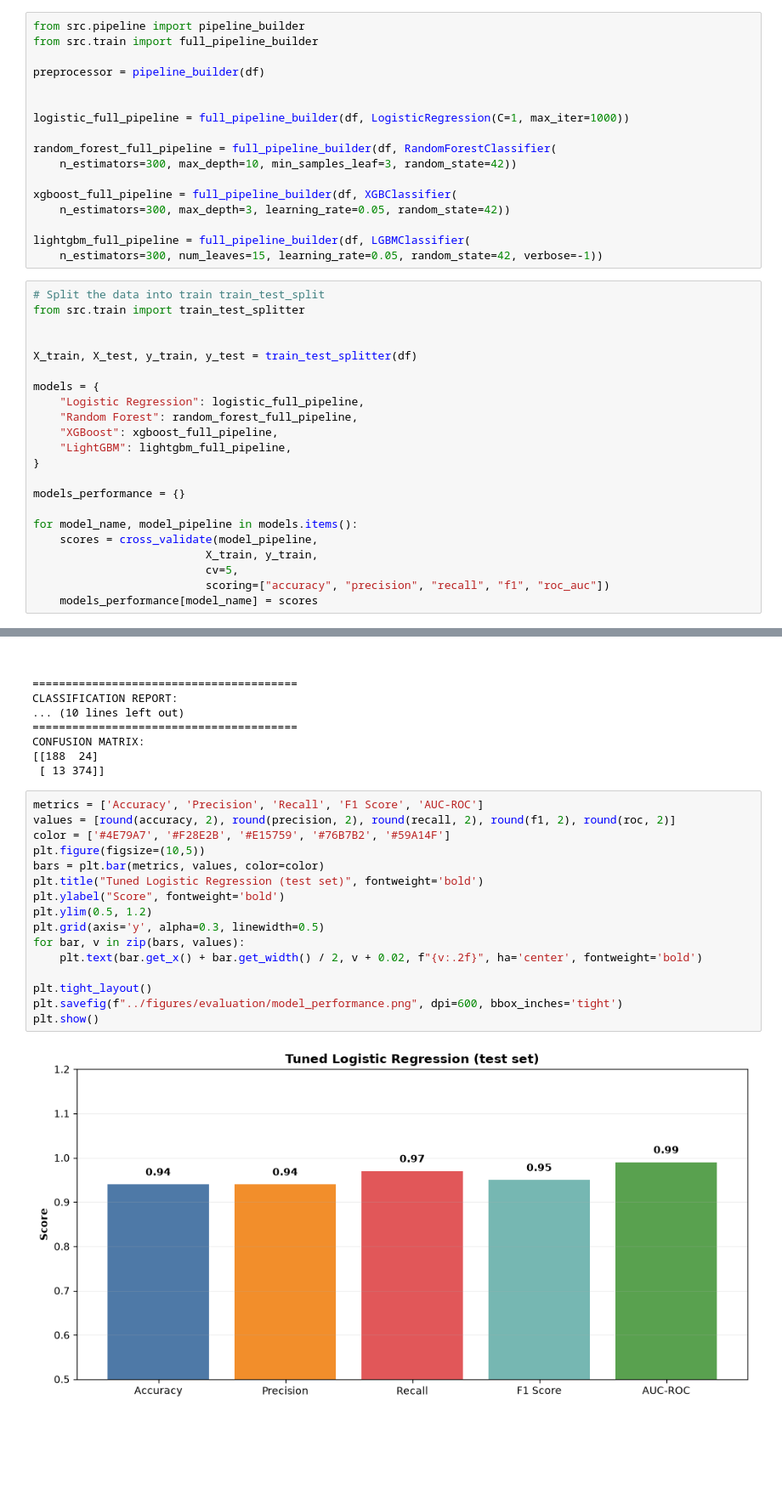
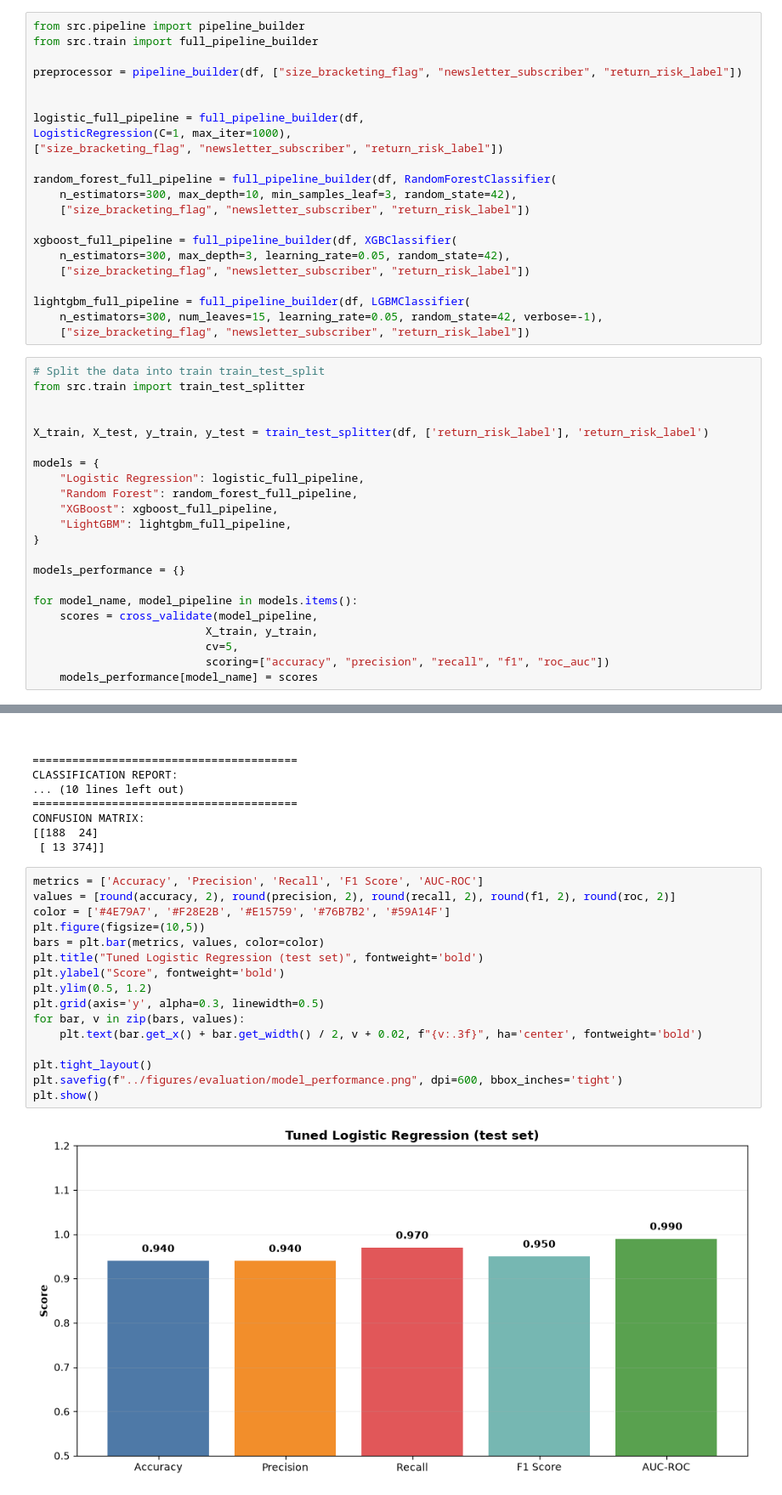
Before and after one commit to Muhammad-Ghulam-Ali/ml-portfolio-project, a Jupyter notebook: ml/notebooks/04_classification_modeling.ipynb, the cells around one changed output, grey strips where cells are left out. Shown at 85% size. Saved outputs shown, nothing was run; the diff lists cells and outputs as text; blank space fills up the shorter version.

```diff
--- a/ml/notebooks/04_classification_modeling.ipynb
+++ b/ml/notebooks/04_classification_modeling.ipynb
@@ -20,25 +20,30 @@ df = pd.read_csv("../data/processed/cleaned_ecommerce_data.csv")
 from src.pipeline import pipeline_builder
 from src.train import full_pipeline_builder
 
-preprocessor = pipeline_builder(df)
+preprocessor = pipeline_builder(df, ["size_bracketing_flag", "newsletter_subscriber", "return_risk_label"])
 
 
-logistic_full_pipeline = full_pipeline_builder(df, LogisticRegression(C=1, max_iter=1000))
+logistic_full_pipeline = full_pipeline_builder(df,
+LogisticRegression(C=1, max_iter=1000),
+["size_bracketing_flag", "newsletter_subscriber", "return_risk_label"])
 
 random_forest_full_pipeline = full_pipeline_builder(df, RandomForestClassifier(
-    n_estimators=300, max_depth=10, min_samples_leaf=3, random_state=42))
+    n_estimators=300, max_depth=10, min_samples_leaf=3, random_state=42),
+    ["size_bracketing_flag", "newsletter_subscriber", "return_risk_label"])
 
 xgboost_full_pipeline = full_pipeline_builder(df, XGBClassifier(
-    n_estimators=300, max_depth=3, learning_rate=0.05, random_state=42))
+    n_estimators=300, max_depth=3, learning_rate=0.05, random_state=42),
+    ["size_bracketing_flag", "newsletter_subscriber", "return_risk_label"])
 
 lightgbm_full_pipeline = full_pipeline_builder(df, LGBMClassifier(
-    n_estimators=300, num_leaves=15, learning_rate=0.05, random_state=42, verbose=-1))
+    n_estimators=300, num_leaves=15, learning_rate=0.05, random_state=42, verbose=-1),
+    ["size_bracketing_flag", "newsletter_subscriber", "return_risk_label"])
 # %%
 # Split the data into train train_test_split
 from src.train import train_test_splitter
 
 
-X_train, X_test, y_train, y_test = train_test_splitter(df)
+X_train, X_test, y_train, y_test = train_test_splitter(df, ['return_risk_label'], 'return_risk_label')
 
 models = {
     "Logistic Regression": logistic_full_pipeline,
@@ -217,18 +222,18 @@ CONFUSION MATRIX:
 # %%
 metrics = ['Accuracy', 'Precision', 'Recall', 'F1 Score', 'AUC-ROC']
 values = [round(accuracy, 2), round(precision, 2), round(recall, 2), round(f1, 2), round(roc, 2)]
 color = ['#4E79A7', '#F28E2B', '#E15759', '#76B7B2', '#59A14F']
 plt.figure(figsize=(10,5))
 bars = plt.bar(metrics, values, color=color)
 plt.title("Tuned Logistic Regression (test set)", fontweight='bold')
 plt.ylabel("Score", fontweight='bold')
 plt.ylim(0.5, 1.2)
 plt.grid(axis='y', alpha=0.3, linewidth=0.5)
 for bar, v in zip(bars, values):
-    plt.text(bar.get_x() + bar.get_width() / 2, v + 0.02, f"{v:.2f}", ha='center', fontweight='bold')
+    plt.text(bar.get_x() + bar.get_width() / 2, v + 0.02, f"{v:.3f}", ha='center', fontweight='bold')
 
 plt.tight_layout()
 plt.savefig(f"../figures/evaluation/model_performance.png", dpi=600, bbox_inches='tight')
 plt.show()
 # %% [output]
-[figure, old version]
+[figure, new version]
```
Also changed, not shown: 28 other files.
